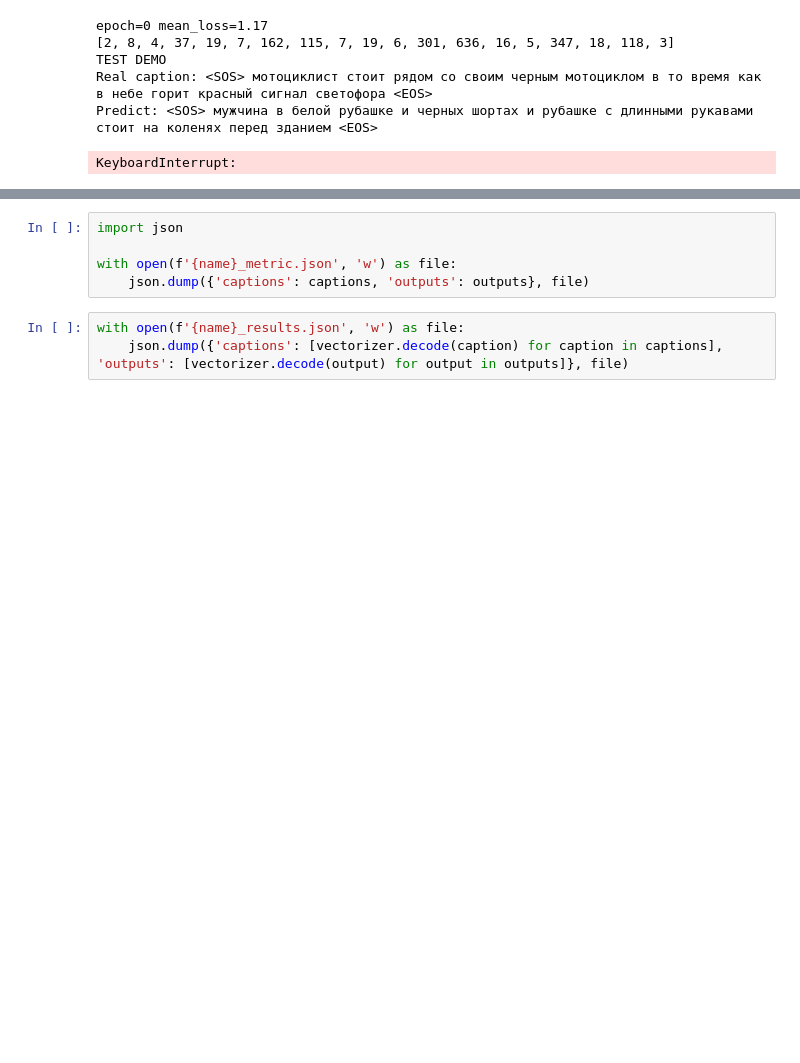
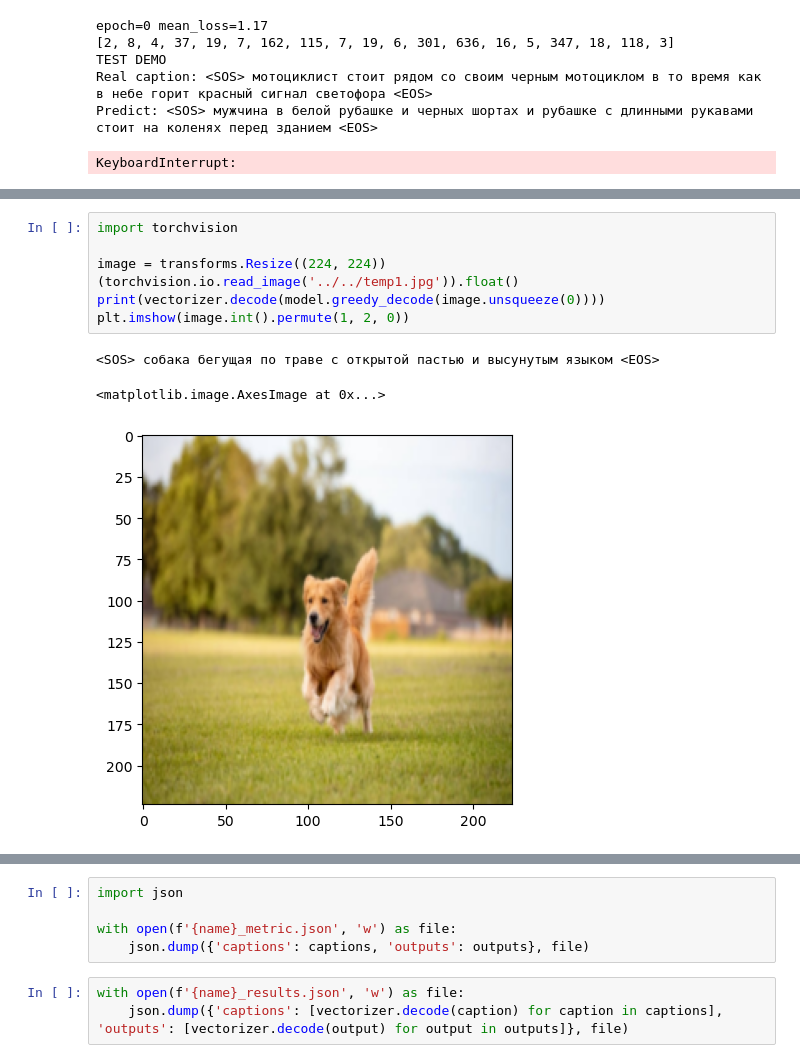
Before and after one commit to dthseemsbttr/Image-captioning-llm, a Jupyter notebook: Attention decoder.ipynb, the cells around one changed output, grey strips where cells are left out. Saved outputs shown, nothing was run; the diff lists cells and outputs as text; blank space fills up the shorter version.

```diff
--- a/Attention decoder.ipynb
+++ b/Attention decoder.ipynb
@@ -325,0 +203,10 @@ array([2468, 2499, 2870, 2030, 2509, 2868, 2029, 2297, 2755, 2604, 2141,
+# %%
+import torchvision
+
+image = transforms.Resize((224, 224))(torchvision.io.read_image('../../temp1.jpg')).float()
+print(vectorizer.decode(model.greedy_decode(image.unsqueeze(0))))
+plt.imshow(image.int().permute(1, 2, 0))
+# %% [output]
+<SOS> собака бегущая по траве с открытой пастью и высунутым языком <EOS>
+<matplotlib.image.AxesImage at 0x...>
+[figure, added]
```
Also changed, not shown: parts of 36 cells of this notebook, 4 other files.
